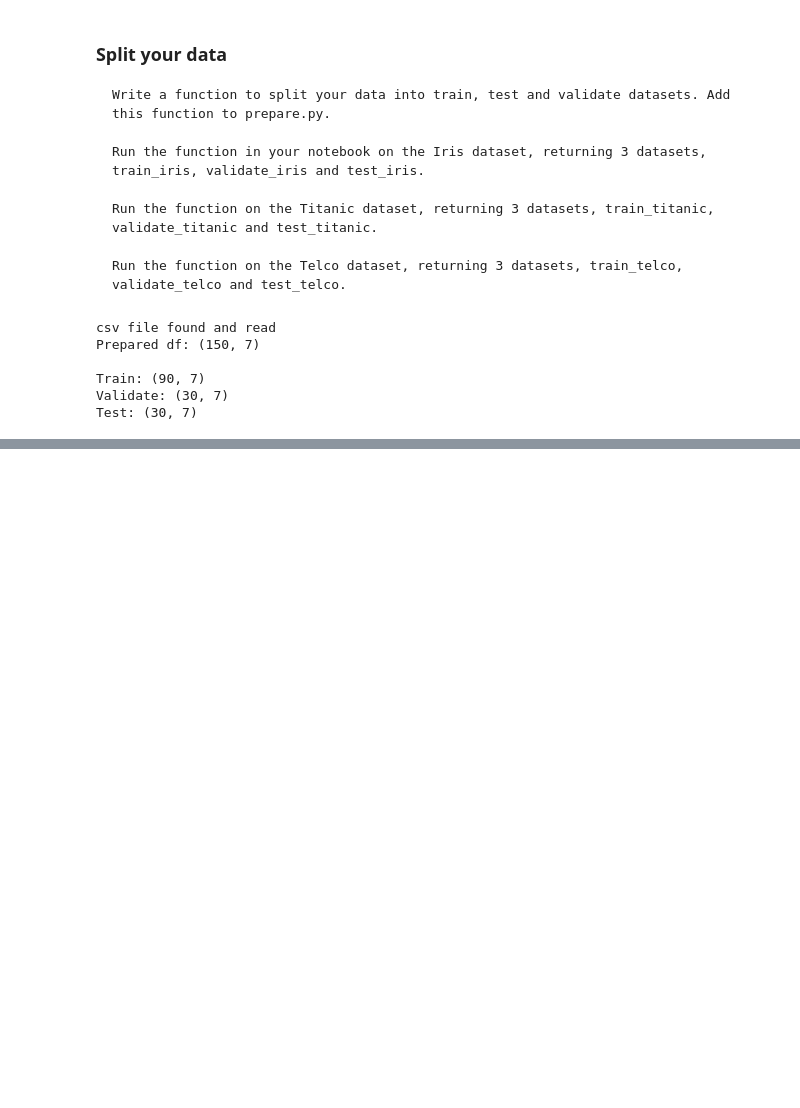
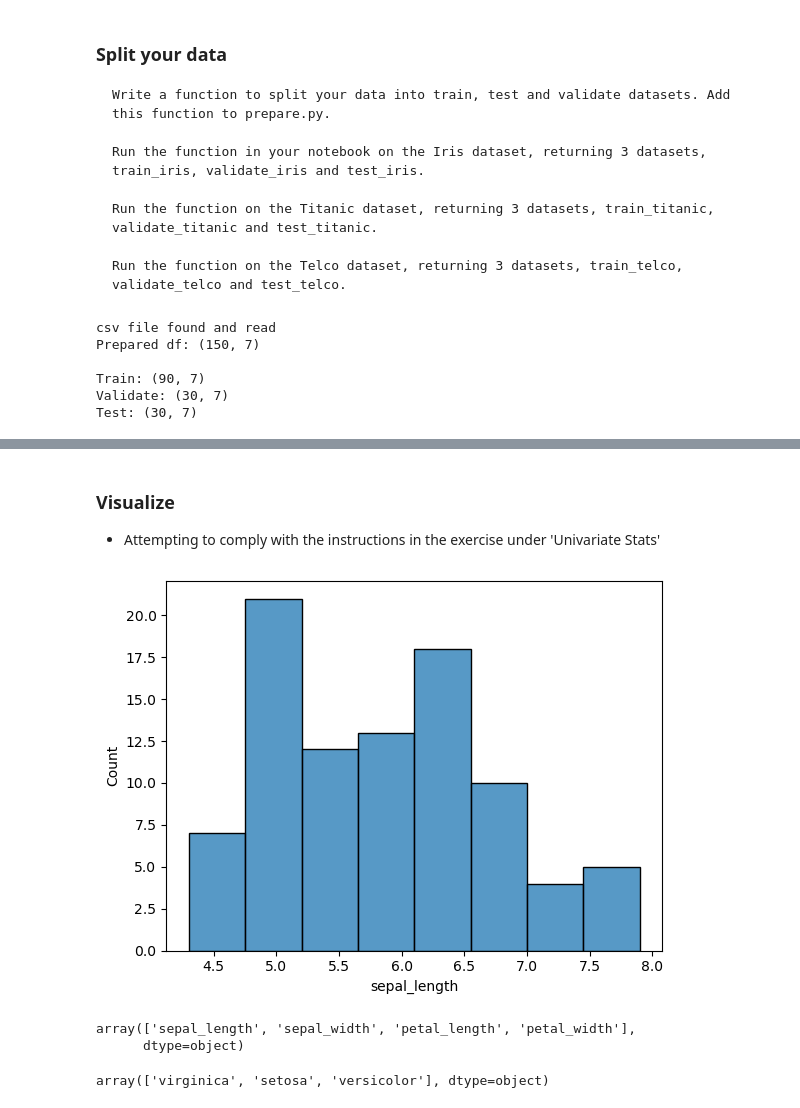
Before and after one commit to corey-hermesch/classification-exercises, a Jupyter notebook: classification_exercises.ipynb, the cells around one changed output, grey strips where cells are left out. Saved outputs shown, nothing was run; the diff lists cells and outputs as text; code cells hidden in the pictures; blank space fills up the shorter version.

Commit message:
explore exercises (iris and telco)

```diff
--- a/classification_exercises.ipynb
+++ b/classification_exercises.ipynb
@@ -600,0 +639,4 @@ Test: (1409, 47)
+# %%
+df = acq.get_iris_data()
+df = prep.prep_iris(df)
+train_iris, validate_iris, test_iris = prep.split_function(df, 'species')
@@ -600,0 +703,25 @@ Test: (1409, 47)
+# %% [markdown]
+### Visualize
+- Attempting to comply with the instructions in the exercise under 'Univariate Stats'
+# %%
+sns.histplot(data=train_iris.sepal_length)
+plt.show()
+# %% [output]
+[figure, added]
+# %%
+# histograms aren't too useful when not broken out into species
+
+cols = train_iris.columns
+cols = cols[1:5]
+cols = np.array(cols)
+cols
+cols = np.array(train_iris.columns[1:5])
+cols
+# %% [output]
+array(['sepal_length', 'sepal_width', 'petal_length', 'petal_width'],
+      dtype=object)
+# %%
+s_array = train_iris.species.unique()
+s_array
+# %% [output]
+array(['virginica', 'setosa', 'versicolor'], dtype=object)
```
Also changed, not shown: parts of 58 cells of this notebook, 4 other files.
